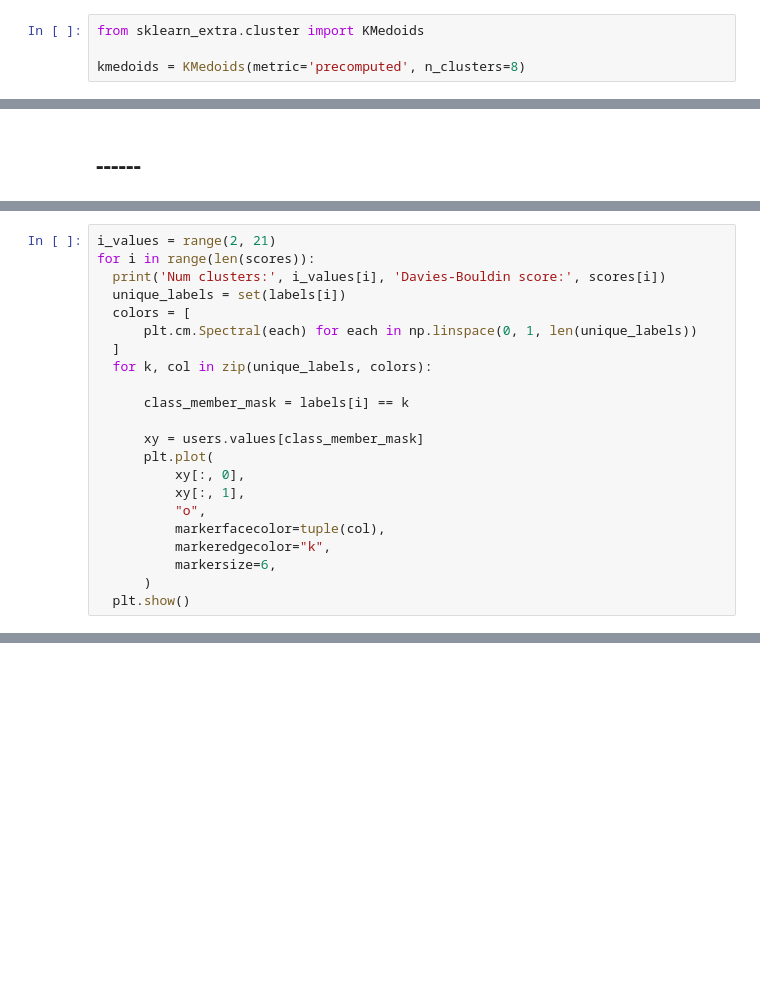
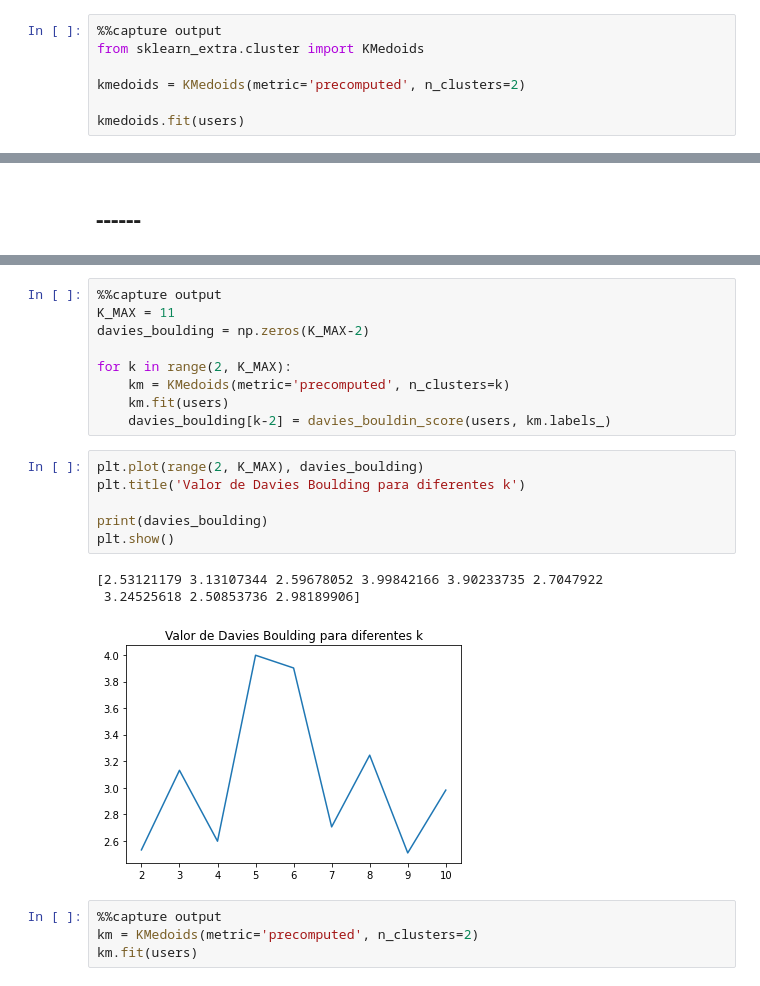
Before and after one commit to AlbertoGarciaDomenech/Comunidades-en-museos, a Jupyter notebook: 4.Clustering.ipynb, the cells around one changed output, grey strips where cells are left out. Drawn from its saved outputs; the diff is of its cells as text; blank space fills up the shorter version.

Commit message:
Davies-Boulding y centroides

```diff
--- a/4.Clustering.ipynb
+++ b/4.Clustering.ipynb
@@ -22,4 +34,7 @@ print(users.values)
 # %%
+%%capture output
 from sklearn_extra.cluster import KMedoids
 
-kmedoids = KMedoids(metric='precomputed', n_clusters=8)
+kmedoids = KMedoids(metric='precomputed', n_clusters=2)
+
+kmedoids.fit(users)
@@ -89,22 +79,0 @@ for i in range(2, 21):
-# %%
-i_values = range(2, 21)
-for i in range(len(scores)):
-  print('Num clusters:', i_values[i], 'Davies-Bouldin score:', scores[i])
-  unique_labels = set(labels[i])
-  colors = [
-      plt.cm.Spectral(each) for each in np.linspace(0, 1, len(unique_labels))
-  ]
-  for k, col in zip(unique_labels, colors):
-
-      class_member_mask = labels[i] == k
-
-      xy = users.values[class_member_mask]
-      plt.plot(
-          xy[:, 0],
-          xy[:, 1],
-          "o",
-          markerfacecolor=tuple(col),
-          markeredgecolor="k",
-          markersize=6,
-      )
-  plt.show()
@@ -124,0 +80,23 @@ Num clusters: 7 Davies-Bouldin score: 2.7047921971815656
+# %%
+%%capture output
+K_MAX = 11
+davies_boulding = np.zeros(K_MAX-2)
+
+for k in range(2, K_MAX):
+    km = KMedoids(metric='precomputed', n_clusters=k)
+    km.fit(users)
+    davies_boulding[k-2] = davies_bouldin_score(users, km.labels_)
+# %%
+plt.plot(range(2, K_MAX), davies_boulding)
+plt.title('Valor de Davies Boulding para diferentes k')
+
+print(davies_boulding)
+plt.show()
+# %% [output]
+[2.53121179 3.13107344 2.59678052 3.99842166 3.90233735 2.7047922
+ 3.24525618 2.50853736 2.98189906]
+[figure, added]
+# %%
+%%capture output
+km = KMedoids(metric='precomputed', n_clusters=2)
+km.fit(users)
```
Also changed, not shown: parts of 14 cells of this notebook, 5 other files.
